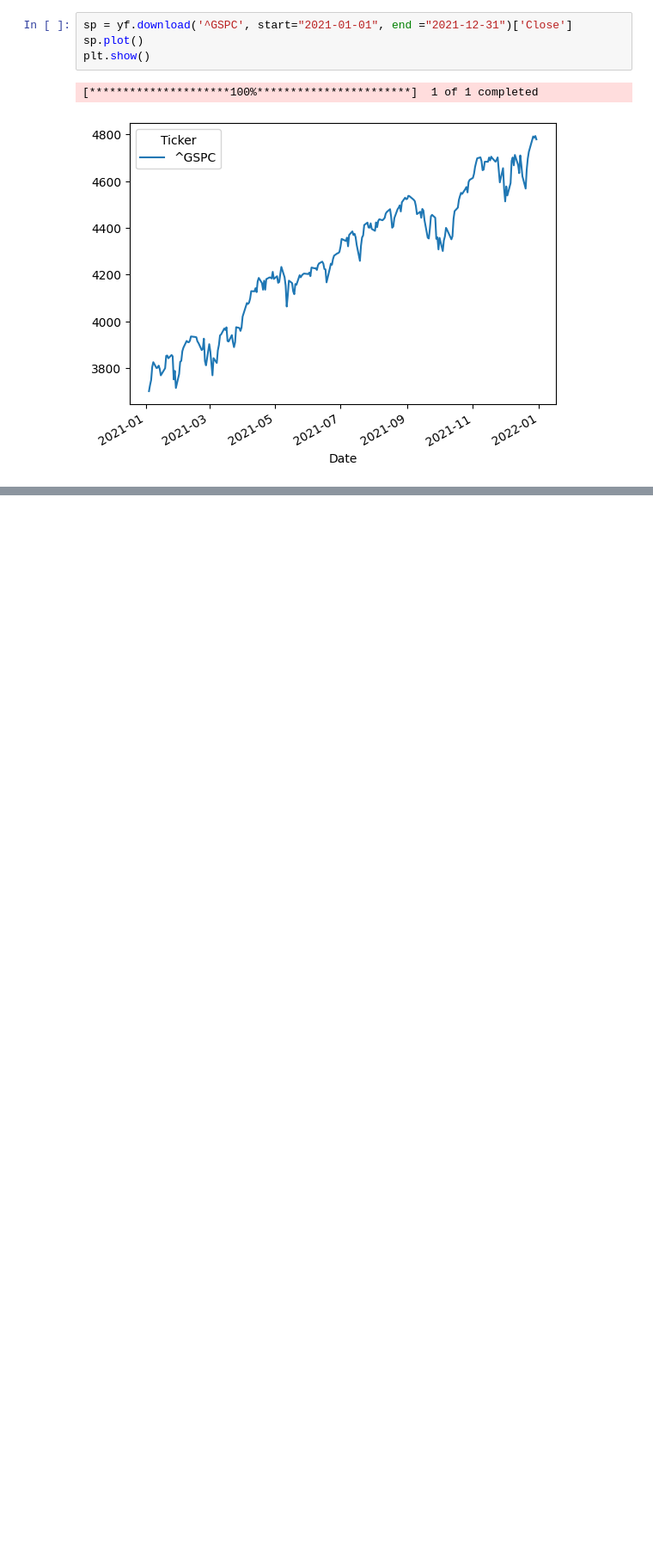
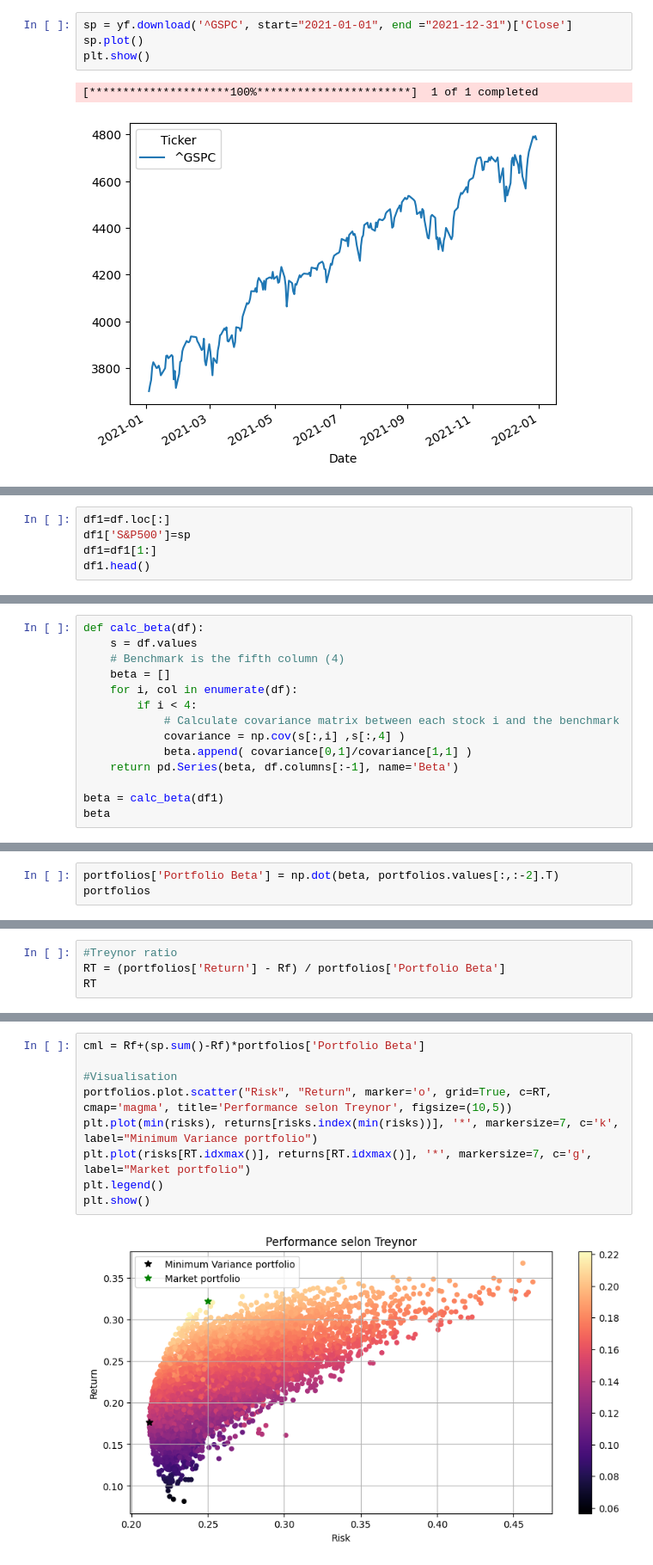
Before and after one commit to anejjarabdelkarim/Portfolio-Management-and-Optimization, a Jupyter notebook: Portfolio_optimization_management.ipynb, the cells around one changed output, grey strips where cells are left out. Shown at 86% size. Cells and saved outputs as stored; diff of their text form; blank space fills up the shorter version.

```diff
--- a/Portfolio_optimization_management.ipynb
+++ b/Portfolio_optimization_management.ipynb
@@ -372,0 +378,5 @@ plt.show()
+# %%
+df1=df.loc[:]
+df1['S&P500']=sp
+df1=df1[1:]
+df1.head()
@@ -372,0 +395,14 @@ plt.show()
+# %%
+def calc_beta(df):
+    s = df.values
+    # Benchmark is the fifth column (4)
+    beta = []
+    for i, col in enumerate(df):
+        if i < 4:
+            # Calculate covariance matrix between each stock i and the benchmark
+            covariance = np.cov(s[:,i] ,s[:,4] )
+            beta.append( covariance[0,1]/covariance[1,1] )
+    return pd.Series(beta, df.columns[:-1], name='Beta')
+
+beta = calc_beta(df1)
+beta
@@ -372,0 +418,3 @@ plt.show()
+# %%
+portfolios['Portfolio Beta'] = np.dot(beta, portfolios.values[:,:-2].T)
+portfolios
@@ -372,0 +437,4 @@ plt.show()
+# %%
+#Treynor ratio
+RT = (portfolios['Return'] - Rf) / portfolios['Portfolio Beta']
+RT
@@ -372,0 +454,11 @@ plt.show()
+# %%
+cml = Rf+(sp.sum()-Rf)*portfolios['Portfolio Beta']
+
+#Visualisation
+portfolios.plot.scatter("Risk", "Return", marker='o', grid=True, c=RT, cmap='magma', title='Performance selon Treynor', figsize=(10,5))
+plt.plot(min(risks), returns[risks.index(min(risks))], '*', markersize=7, c='k', label="Minimum Variance portfolio")
+plt.plot(risks[RT.idxmax()], returns[RT.idxmax()], '*', markersize=7, c='g', label="Market portfolio")
+plt.legend()
+plt.show()
+# %% [output]
+[figure, added]
```
Also changed, not shown: parts of 23 cells of this notebook.
